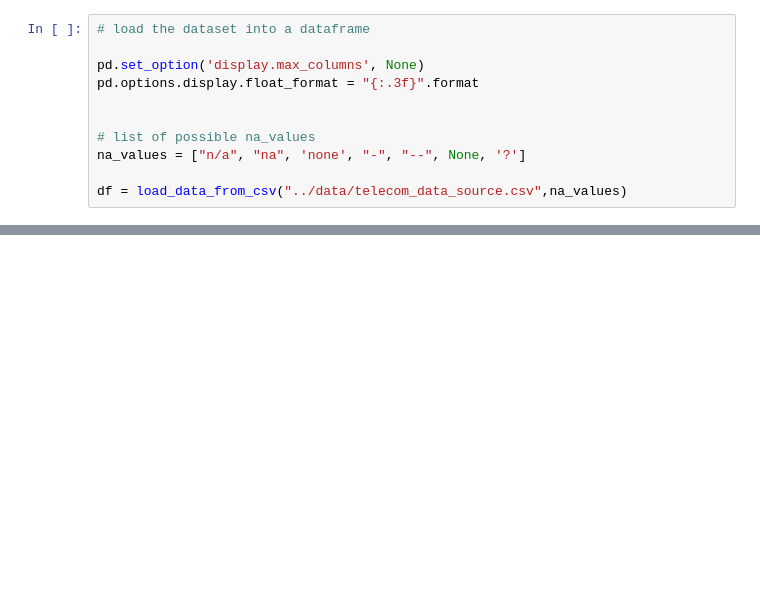
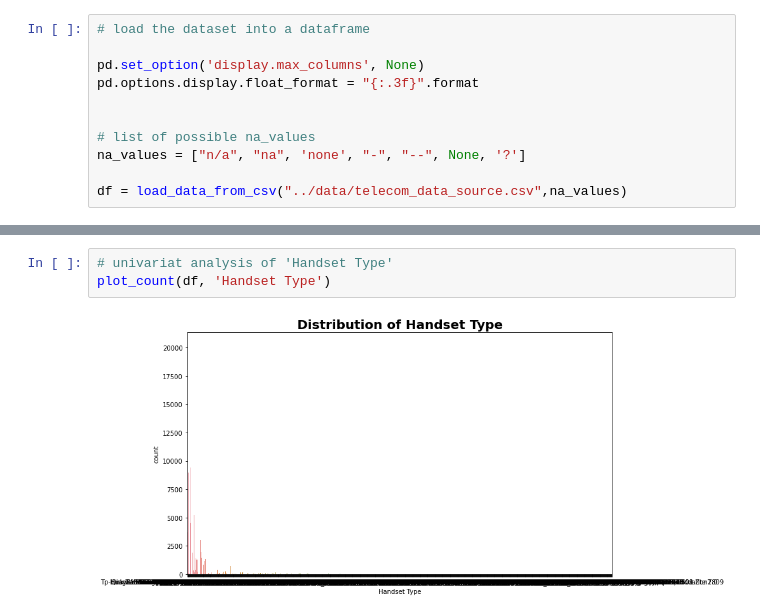
Before and after one commit to YohansSamuel/TeleCom-Data-Analysis, a Jupyter notebook: notebooks/Task-0-Data_Exploration _and_Analysis.ipynb, the cells around one changed output, grey strips where cells are left out. Drawn from its saved outputs; the diff is of its cells as text; blank space fills up the shorter version.

```diff
--- a/notebooks/Task-0-Data_Exploration _and_Analysis.ipynb
+++ b/notebooks/Task-0-Data_Exploration _and_Analysis.ipynb
@@ -172,0 +335,5 @@ AttributeError: 'DataDescription' object has no attribute 'df_size'
+# %%
+# univariat analysis of 'Handset Type'
+plot_count(df, 'Handset Type')
+# %% [output]
+[figure, added]
```
Also changed, not shown: parts of 53 cells of this notebook, 3 other files.
